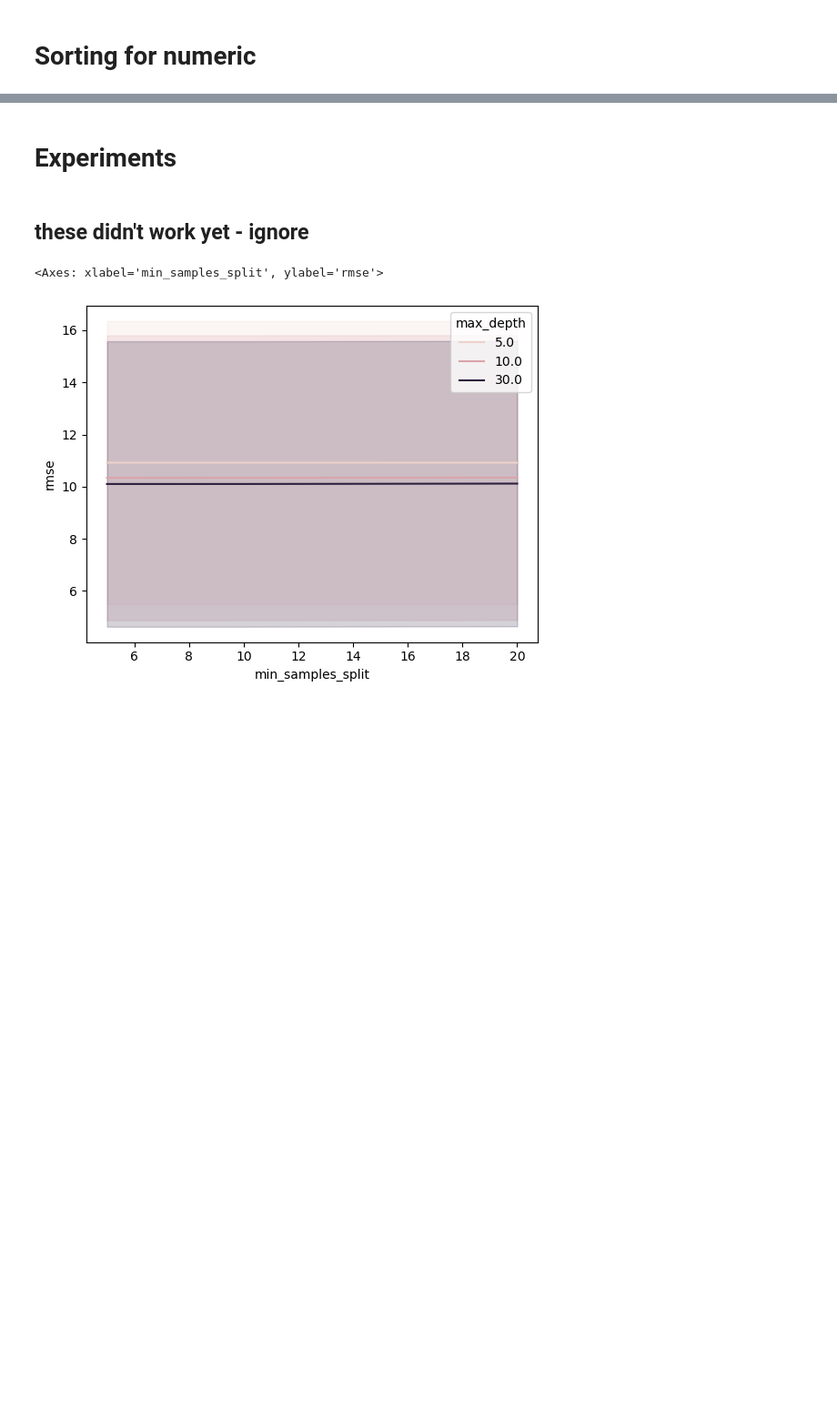
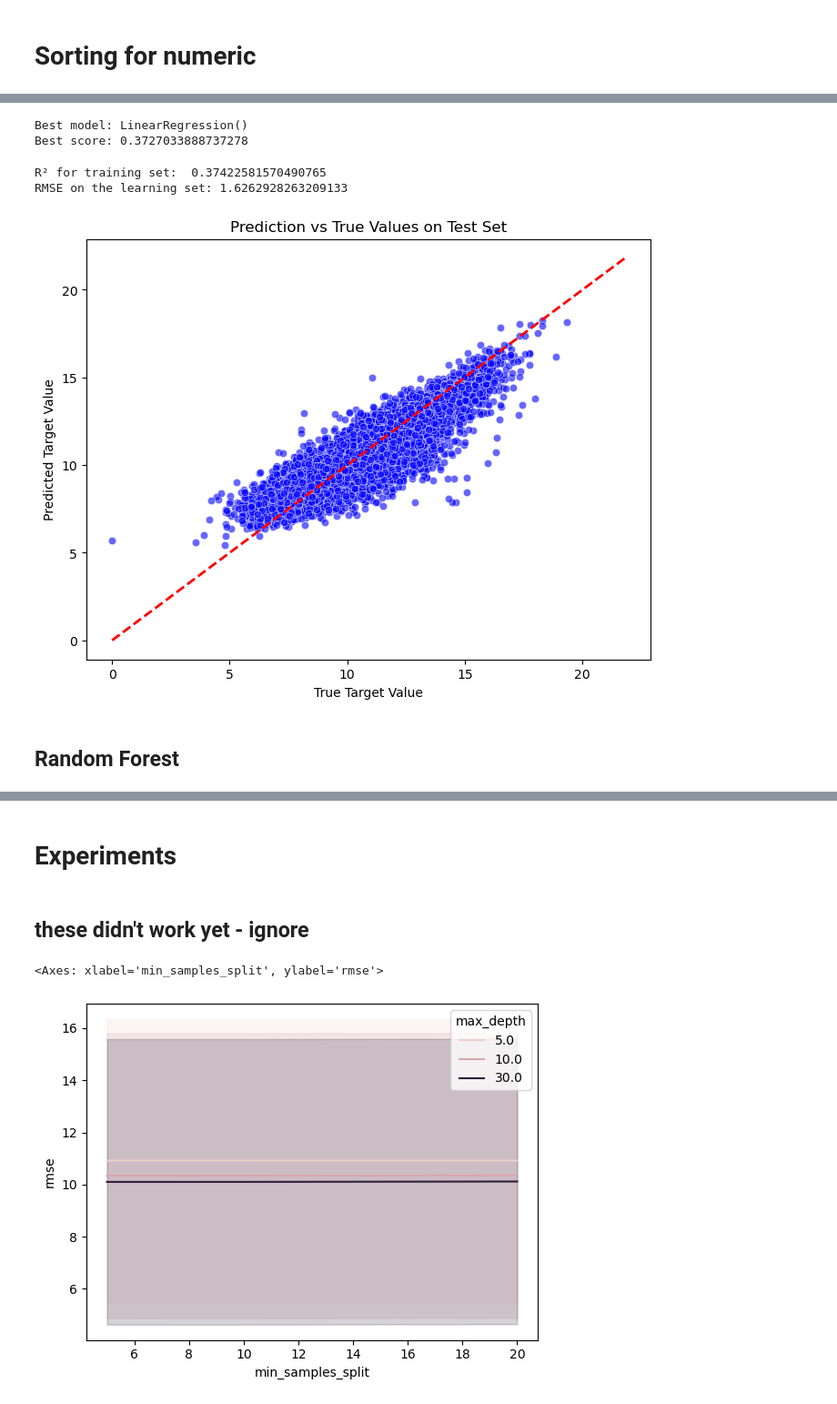
Before and after one commit to rinaaro/Machine-Learning-Project, a Jupyter notebook: project-15.ipynb, the cells around one changed output, grey strips where cells are left out. Shown at 91% size. Saved outputs shown, nothing was run; the diff lists cells and outputs as text; code cells hidden in the pictures; blank space fills up the shorter version.

```diff
--- a/project-15.ipynb
+++ b/project-15.ipynb
@@ -469,0 +598,52 @@ X_test.drop(["Lat", "long", "RESIDENTS", "INSEE_CODE"], axis=1, inplace=True)
+# %%
+x_train = learn_lin.drop(columns=["target"])
+y_train = learn_lin["target"]
+# %%
+X_train, X_test, Y_train, Y_test = train_test_split(x_train,
+                                                    y_train,
+                                                    test_size=0.3,
+                                                    random_state=42)
+# %%
+from sklearn.model_selection import GridSearchCV
+from sklearn.linear_model import LinearRegression
+
+# Example GridSearchCV for Linear Regression
+param_grid = {'fit_intercept': [True, False]}  # Define your hyperparameter grid
+
+# Create a Linear Regression model
+lr = LinearRegression()
+
+# Perform grid search with cross-validation
+lin_res = GridSearchCV(estimator=lr, param_grid=param_grid, cv=5)
+
+# Fit the GridSearchCV model
+lin_res.fit(X_train, Y_train)
+
+# Output the best model and its score
+print(f"Best model: {lin_res.best_estimator_}")
+print(f"Best score: {lin_res.best_score_}")
+# %% [output]
+Best model: LinearRegression()
+Best score: 0.3727033888737278
+# %%
+train_predictions = lin_res.predict(X_train)
+print("R² for training set: ", r2_score(Y_train, train_predictions))
+print("RMSE on the learning set:", root_mean_squared_error(Y_train, lin_res.predict(X_train)))
+# %% [output]
+R² for training set:  0.37422581570490765
+RMSE on the learning set: 1.6262928263209133
+# %%
+train_predictions = best_model_rf.predict(X_train)
+test_predictions = best_model_rf.predict(X_test)
+
+plt.figure(figsize=(8, 6))
+sns.scatterplot(x=Y_test, y=test_predictions, alpha=0.6, color="blue")
+plt.plot([y_train.min(), y_train.max()], [y_train.min(), y_train.max()], "--r", linewidth=2)  # Ideal predictions
+plt.xlabel('True Target Value')
+plt.ylabel('Predicted Target Value')
+plt.title('Prediction vs True Values on Test Set')
+plt.show()
+# %% [output]
+[figure, added]
+# %% [markdown]
+## Random Forest
```
Also changed, not shown: parts of 29 cells of this notebook.
